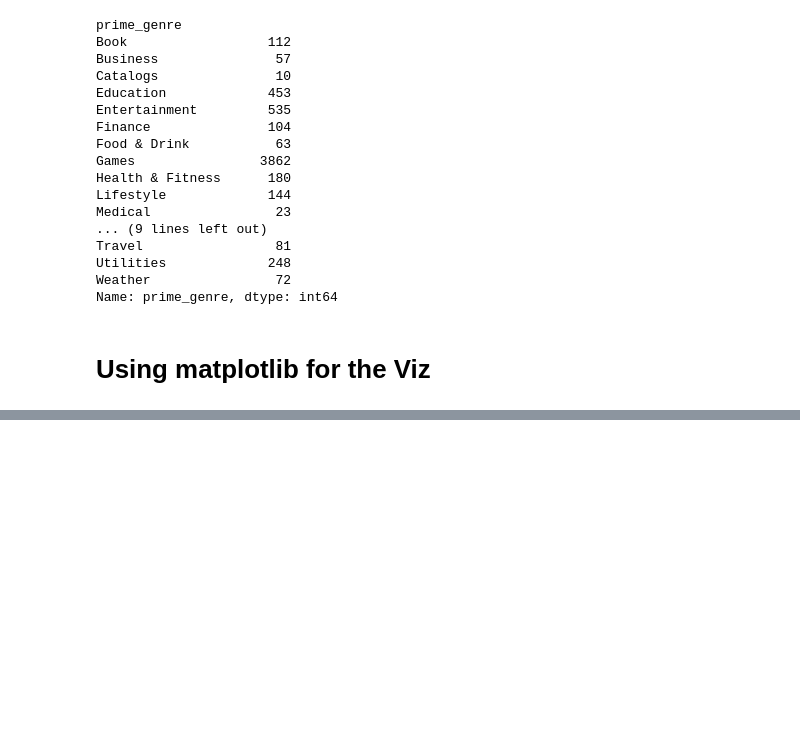
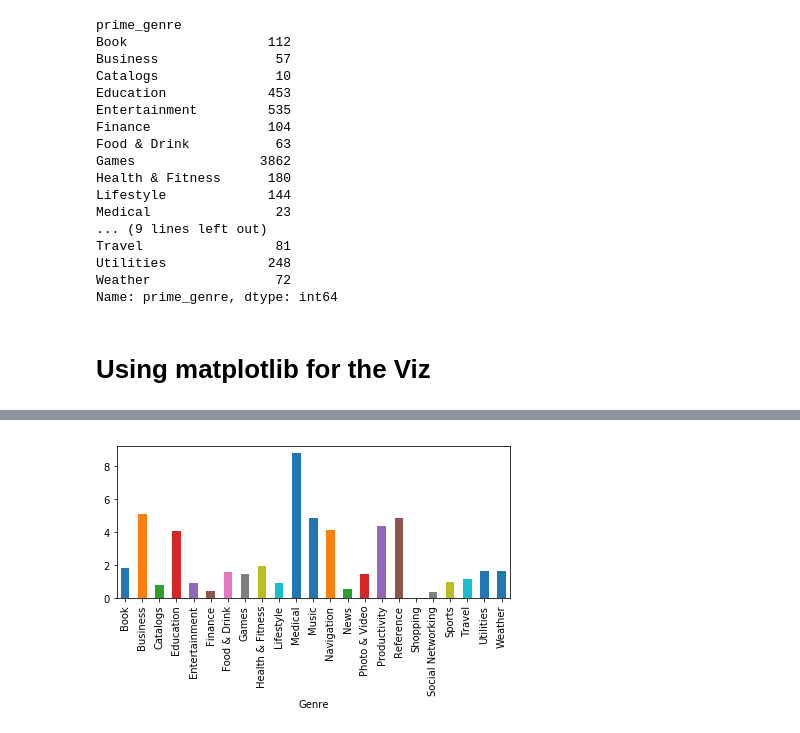
Before and after one commit to TigerYassin/AppData, a Jupyter notebook: Visualizing.ipynb, the cells around one changed output, grey strips where cells are left out. Drawn from its saved outputs; the diff is of its cells as text; code cells hidden in the pictures; blank space fills up the shorter version.

```diff
--- a/Visualizing.ipynb
+++ b/Visualizing.ipynb
@@ -53,0 +115,11 @@ plt.tight_layout()
+# %%
+gCountAVG = document.groupby("prime_genre")
+groupCountAVG = gCountAVG['price'].mean()
+
+
+price_chartAVG = groupCountAVG.plot(kind='bar')
+price_chartAVG.set_xlabel("Genre")
+price_chart.set_ylabel("$ Average Price $")
+plt.tight_layout()
+# %% [output]
+[figure, added]
```
Also changed, not shown: parts of 9 cells of this notebook.
